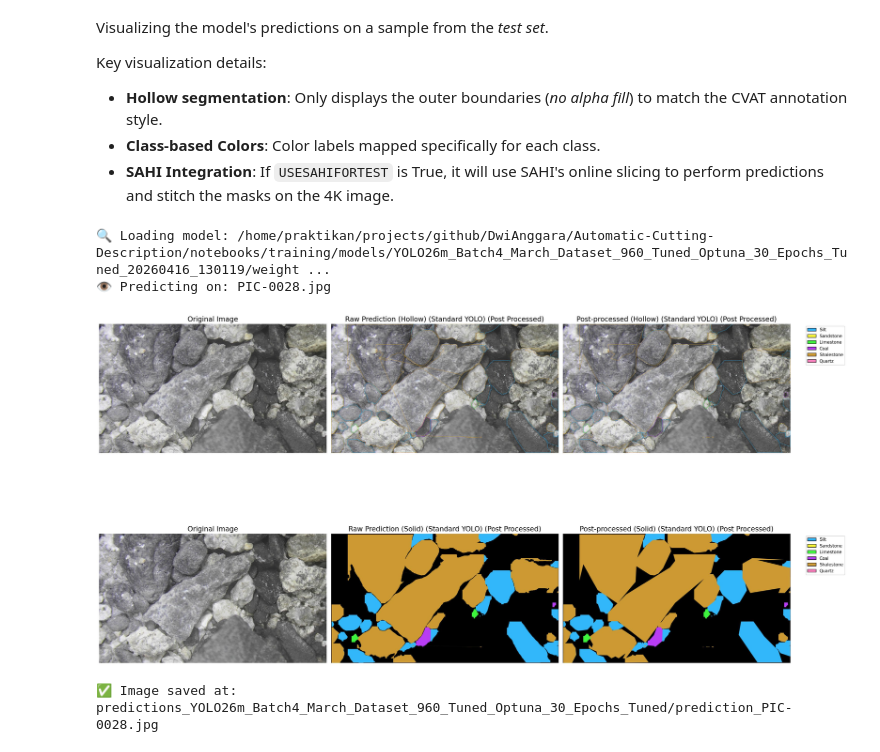
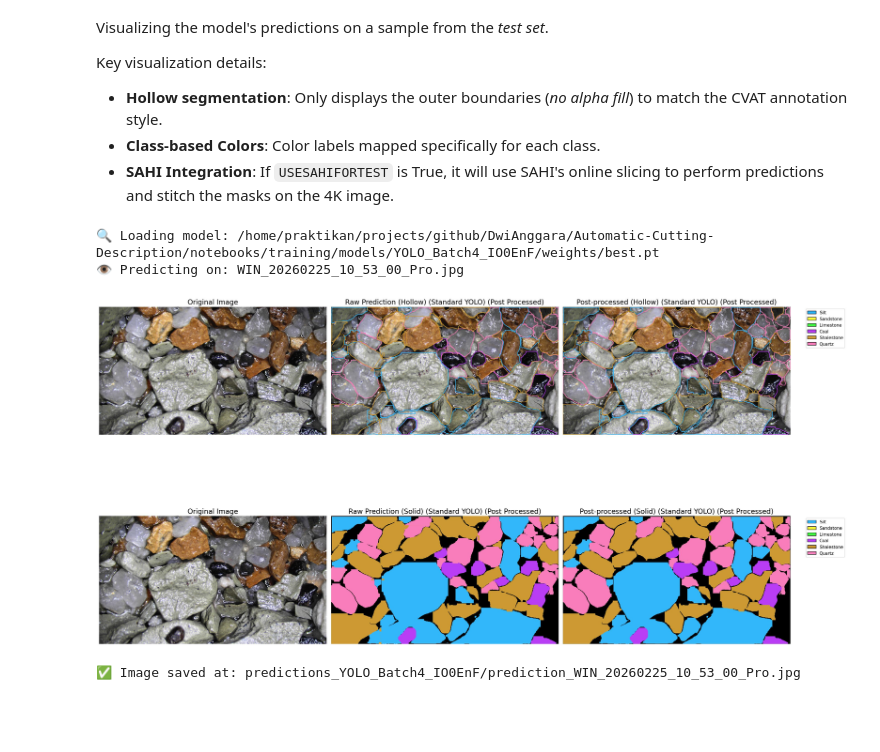
Before and after one commit to DwiAnggaraNS/Automatic-Cutting-Description, a Jupyter notebook: notebooks/training/YOLO_Trainer.ipynb, the cells around one changed output. Drawn from its saved outputs; the diff is of its cells as text; code cells hidden in the pictures; blank space fills up the shorter version.

```diff
--- a/notebooks/training/YOLO_Trainer.ipynb
+++ b/notebooks/training/YOLO_Trainer.ipynb
@@ -49,6 +52,7 @@ if ENV == 'colab':
     DATASET_ROOT = Path(f'/content/drive/MyDrive/Colab Notebooks/TA_CuttingRockDescription/datasets/{VERSION}')
 else:  # local
     DATASET_ROOT = Path.home() / "projects" / "DwiAnggara" / "Datasets" / VERSION
+    # DATASET_ROOT = Path.home() / "projects" / "DwiAnggara" / "Datasets" / "Batch3and4_Variants" / VERSION
 
 DATASET_YAML = DATASET_ROOT / "data.yaml"
 
@@ -56,12 +60,12 @@ DATASET_YAML = DATASET_ROOT / "data.yaml"
 # ----- TRAINING CONFIGURATION -----
 import string, random
 random_slug = "".join(random.choices(string.ascii_letters + string.digits, k=6))
-RUNNER_NAME = "YOLO_Batch4_{random_slug}" # Experiment name for saving
-TARGET_EPOCHS = 150  # Maximum number of epochs
-IMG_SIZE = 1024  # Input image size
-BATCH_SIZE = 16  # Manually set to 16 (bypassing broken YOLO AutoBatch)
+RUNNER_NAME = f"YOLO_Batch4_{random_slug}" # Experiment name for saving
+TARGET_EPOCHS = 200  # Maximum number of epochs
+IMG_SIZE = 640  # Input image size
+BATCH_SIZE = 8  # Manually set to 16 (bypassing broken YOLO AutoBatch)
 WORKERS = 2     # Reduced from 8 to 2 threads to prevent Linux OOM Killer on system RAM
-PATIENCE = 50  # Early stopping patience (stop if no improvement after N epochs)
+PATIENCE = 70  # Early stopping patience (stop if no improvement after N epochs)
 
 # ----- MODEL CONFIGURATION -----
 YOLO_MODEL = "yolo26m-seg.pt"  # Model will be downloaded automatically
@@ -74,7 +78,7 @@ SAHI_SLICE_SIZE = 640 # Online slicing size
 SAHI_OVERLAP = 0.2  # Online slicing overlap ratio
 
 # ----- HISTORY CONFIGURATION -----
-HISTORY_NAME = "history_yolo_batch4_{random_slug}"
+HISTORY_NAME = f"history_yolo_batch4_{random_slug}"
 
 print("=" * 60)
 print("🎯 TRAINING CONFIGURATION")
@@ -679,16 +683,26 @@ def run_training():
         patience=PATIENCE,
         single_cls=SINGLE_CLASS,
         exist_ok=True,
-        device=0 if torch.cuda.is_available() else 'cpu',
+        device=0,
         val=True,
+        optimizer="AdamW",
 
-        # --- MEMORY AND PROCESS OPTIMIZATION PARAMETERS FOR 3000 IMAGES ---
-        amp=True,                # Uses Automatic Mixed Precision (saves VRAM)
-        workers=WORKERS,         # Reduced CPU multi-threading to prevent PyTorch RAM leaks
+        # hyperparameter
+        lr0=0.0006508933606917804,
+        weight_decay=0.0005934088914896764,
+        hsv_s=0.5350605846365526,
+        hsv_v=0.5160084718515613,
+        cls=0.7782012676852937,
+        box=0.07996417668794903,
+        mask_ratio=3,
+        dropout=0.38775785777349714,
+
+        amp=True,
+        workers=2,
         retina_masks=True,
-        cache=False,             # Strictly disable caching images to RAM, rely on NVMe SSD
-        verbose=False,           # Suppress large console outputs to avoid VS Code Extension Host OOM
-        plots=True               # Still generate evaluation matplotlib plots directly to SSD
+        cache=False,
+        verbose=False,
+        plots=True
     )
 
     # 7. Evaluate model on test set
@@ -928,7 +936,7 @@ from pathlib import Path
 
 # Add root project path to load reusable classes from src.inference
 sys.path.append(str(Path(os.path.abspath('')).parent.parent))
-from src.inference import MaskPostProcessor, RockVisualizer
+from src.inference import RockSegmentationPipeline, RockVisualizer
 
 def visualize_hollow_segmentation(model_path, images_dir, use_sahi=False, slice_size=640, overlap=0.2):
     """
@@ -978,7 +986,7 @@ def visualize_hollow_segmentation(model_path, images_dir, use_sahi=False, slice_
     original_bgr = cv2.imread(img_path)
 
     # Initialize our reusable processors
-    post_processor = MaskPostProcessor(min_area=300, epsilon_ratio=0.01, simplify_tol=2.0)
+    post_processor = RockSegmentationPipeline(solidity_thr=0.85, min_area=300)
     visualizer = RockVisualizer(thickness=8)
 
     # We will accumulate polygons grouped by class ID
@@ -1080,34 +1088,34 @@ def visualize_hollow_segmentation(model_path, images_dir, use_sahi=False, slice_
         # Native YOLO exports 2x3 grid
         raw_hollow = visualizer.draw_hollow(original_bgr, raw_polygons_by_class)
         raw_solid = visualizer.draw_mask_only(original_bgr.shape, raw_polygons_by_class)
         fig = visualizer.plot_advanced_comparison(original_bgr, raw_hollow, proc_hollow, raw_solid, proc_solid, title_suffix=title_suffix)
 
     plt.savefig(out_path, dpi=150, bbox_inches="tight")
     plt.close()
 
     display(IPyImage(out_path))
     print(f"✅ Image saved at: {out_path}")
 
 # Execution:
 best_model_weights = os.path.join(export_path, "weights", "best.pt") if 'export_path' in globals() else str(DATASET_ROOT / "models" / RUNNER_NAME / "weights" / "best.pt")
 
 with open(DATASET_YAML, 'r') as f:
     data_cfg = yaml.safe_load(f)
 test_dir = data_cfg.get('test', 'test')
 if not os.path.isabs(test_dir):
     test_dir = os.path.join(str(DATASET_ROOT), test_dir)
 if not test_dir.endswith('images'):
     test_dir = os.path.join(test_dir, 'images')
 
 visualize_hollow_segmentation(
     model_path=best_model_weights,
     images_dir=test_dir,
     use_sahi=USE_SAHI_FOR_TEST,
     slice_size=SAHI_SLICE_SIZE,
     overlap=SAHI_OVERLAP
 )
 # %% [output]
-🔍 Loading model: /home/praktikan/projects/github/DwiAnggara/Automatic-Cutting-Description/notebooks/training/models/YOLO26m_Batch4_March_Dataset_960_Tuned_Optuna_30_Epochs_Tuned_20260416_130119/weight ...
-👁️ Predicting on: PIC-0028.jpg
+🔍 Loading model: /home/praktikan/projects/github/DwiAnggara/Automatic-Cutting-Description/notebooks/training/models/YOLO_Batch4_IO0EnF/weights/best.pt
+👁️ Predicting on: WIN_20260225_10_53_00_Pro.jpg
-[figure, old version]
+[figure, new version]
-✅ Image saved at: predictions_YOLO26m_Batch4_March_Dataset_960_Tuned_Optuna_30_Epochs_Tuned/prediction_PIC-0028.jpg
+✅ Image saved at: predictions_YOLO_Batch4_IO0EnF/prediction_WIN_20260225_10_53_00_Pro.jpg
```
Also changed, not shown: parts of 7 cells of this notebook, 9 other files.
